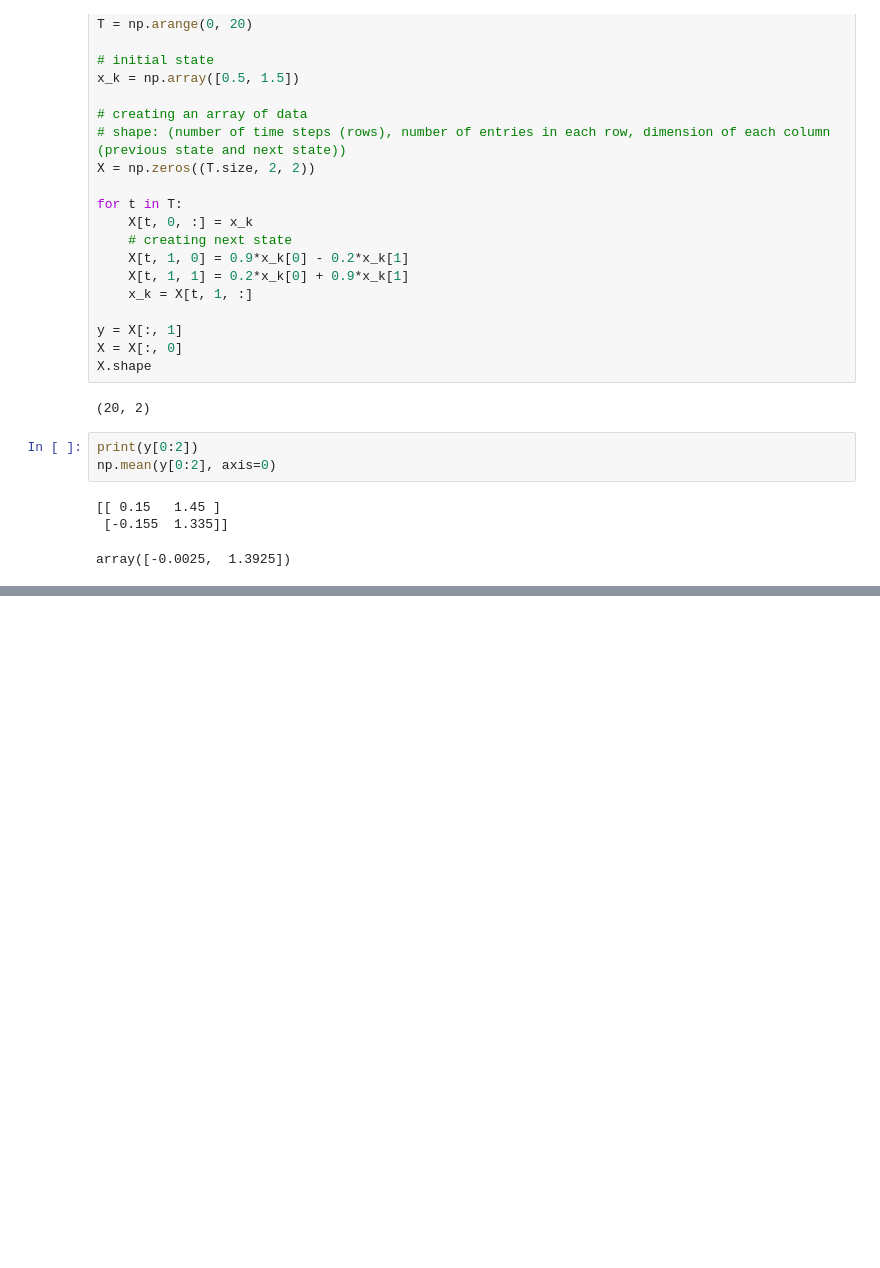
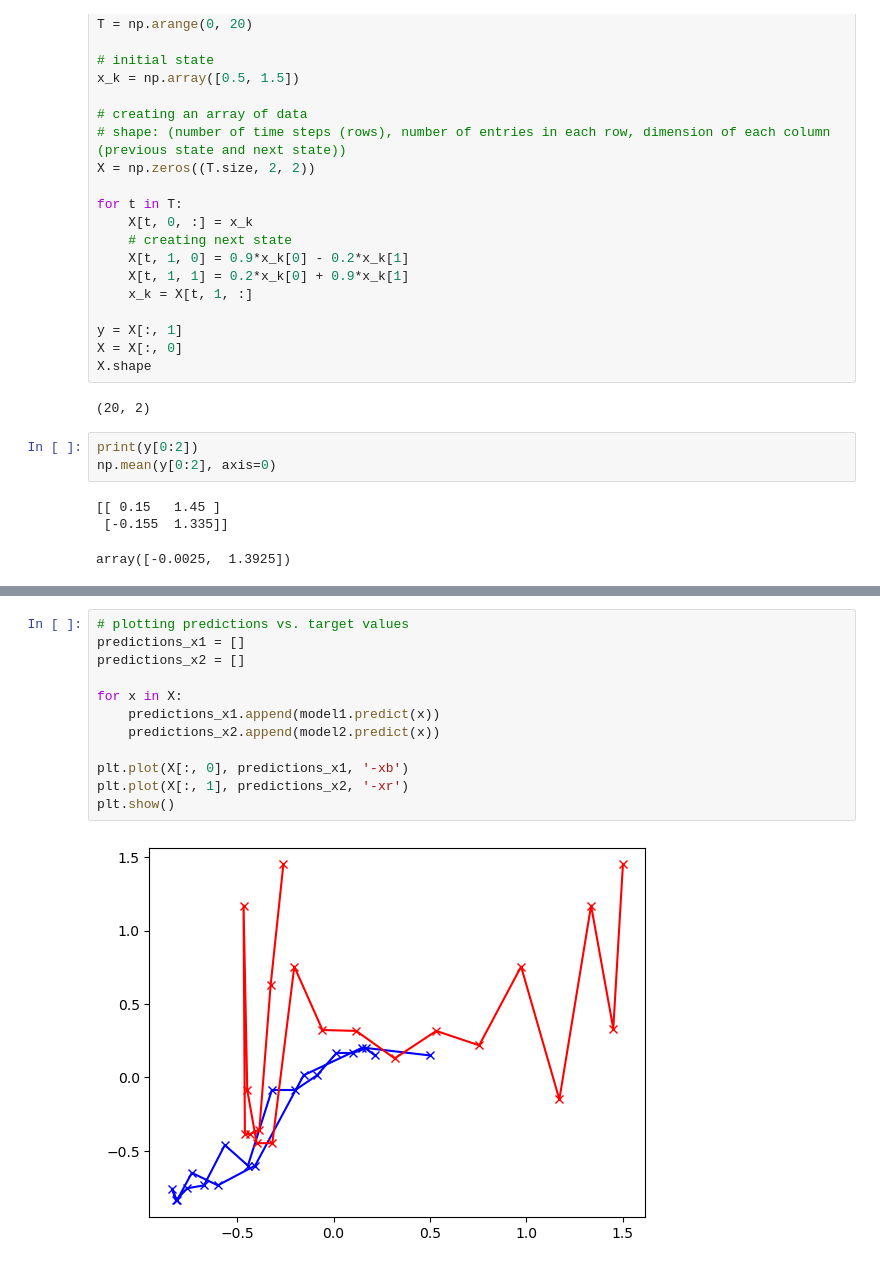
Before and after one commit to XavierVI/Intro_to_machine_learning_assignments, a Jupyter notebook: midterm_project/task3_and_4.ipynb, the cells around one changed output, grey strips where cells are left out. Drawn from its saved outputs; the diff is of its cells as text; blank space fills up the shorter version.

```diff
--- a/midterm_project/task3_and_4.ipynb
+++ b/midterm_project/task3_and_4.ipynb
@@ -59,0 +83,14 @@ x == [-0.734385  0.754945]
+# %%
+# plotting predictions vs. target values
+predictions_x1 = []
+predictions_x2 = []
+
+for x in X:
+    predictions_x1.append(model1.predict(x))
+    predictions_x2.append(model2.predict(x))
+
+plt.plot(X[:, 0], predictions_x1, '-xb')
+plt.plot(X[:, 1], predictions_x2, '-xr')
+plt.show()
+# %% [output]
+[figure, added]
```
Also changed, not shown: parts of 3 cells of this notebook, 1 other file.
